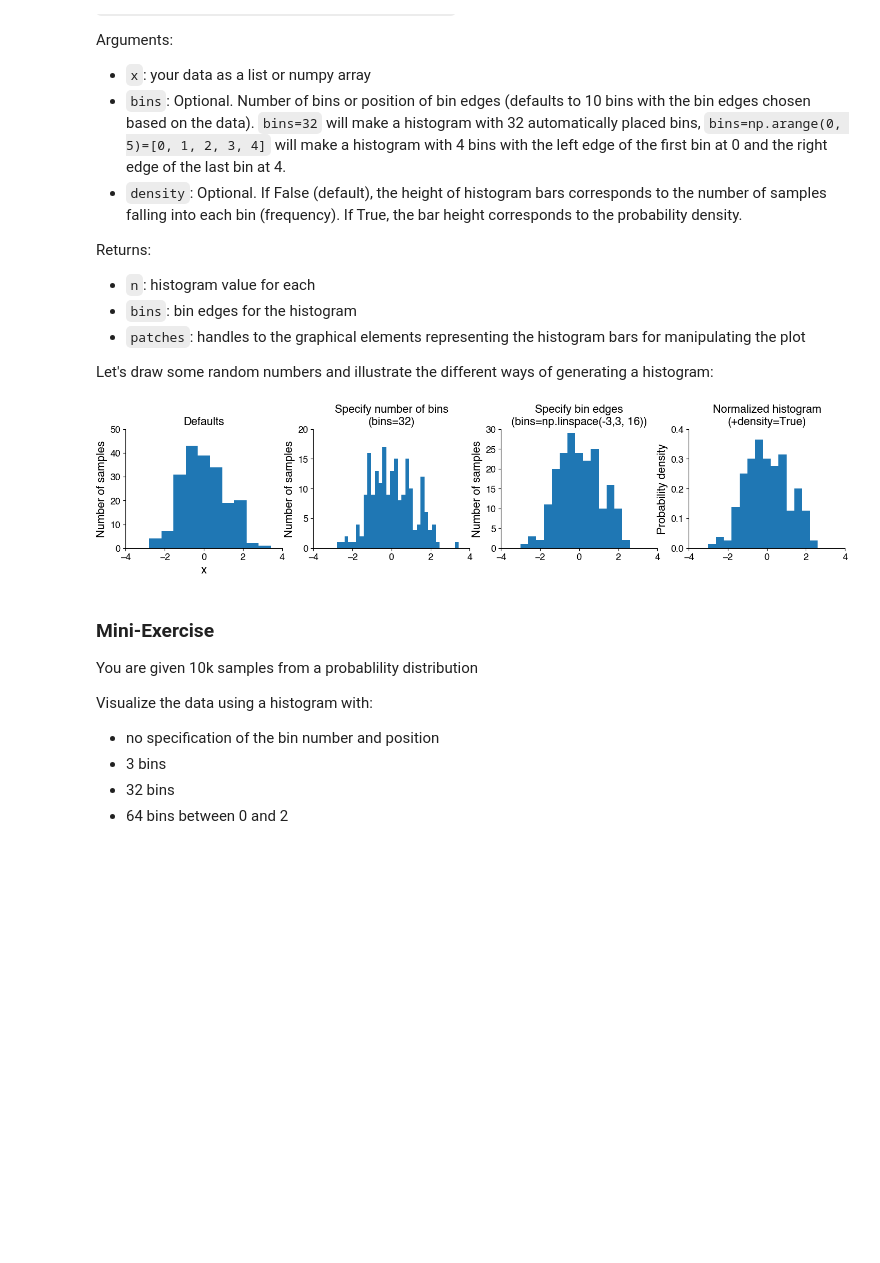
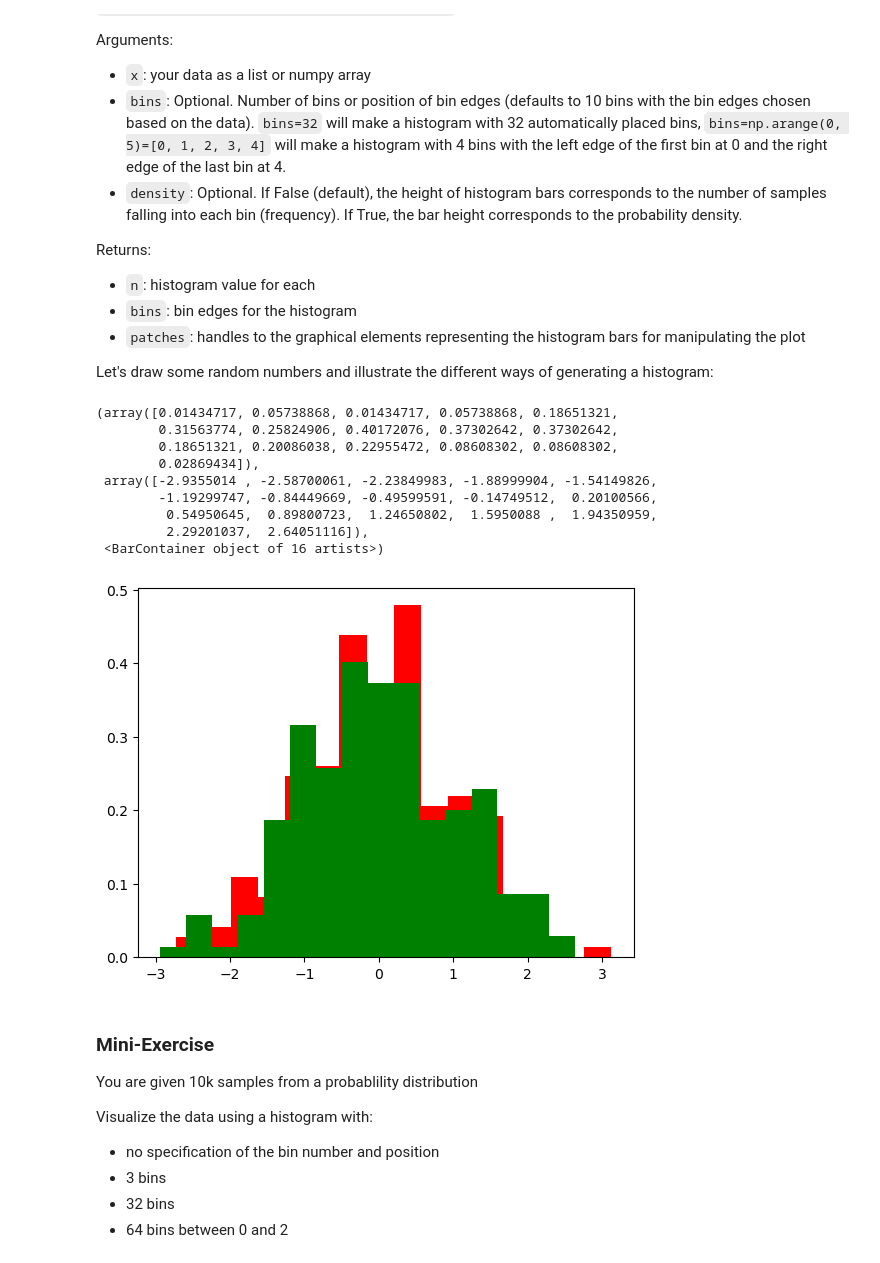
Before and after one commit to janclemenslab/neu715, a Jupyter notebook: docs/_sources/lectures/lecture 5/5.01_probabilities.ipynb, the cells around one changed output. Drawn from its saved outputs; the diff is of its cells as text; code cells hidden in the pictures; blank space fills up the shorter version.

```diff
--- a/docs/_sources/lectures/lecture 5/5.01_probabilities.ipynb
+++ b/docs/_sources/lectures/lecture 5/5.01_probabilities.ipynb
@@ -48,35 +48,26 @@ Returns:
 - `patches`: handles to the graphical elements representing the histogram bars for manipulating the plot
 
 Let's draw some random numbers and illustrate the different ways of generating a histogram:
-# %%
-x = np.random.randn((200))  # generate 200 random numbers with standard normal distribion (mean 0, std 1)
-
-# different ways of plotting histograms
-plt.figure(figsize=(18, 3))
-plt.subplot(141)
-plt.hist(x)
-plt.ylabel('Number of samples')
-plt.xlabel('x')
-plt.title('Defaults')
-
-plt.subplot(142)
-plt.hist(x, bins=32)
-plt.ylabel('Number of samples')
-plt.title('Specify number of bins\n(bins=32)')
-
-plt.subplot(143)
-plt.hist(x, bins=np.linspace(-3,3, 16))  #np.linspace(-3, 3, 64))
-plt.ylabel('Number of samples')
-plt.title('Specify bin edges\n(bins=np.linspace(-3,3, 16))')
-
-plt.subplot(144)
-plt.hist(x, bins=np.linspace(-3, 3, 16), density=True)
-plt.ylabel('Probability density')
-plt.title('Normalized histogram\n(+density=True)')
-
-plt.show()
-# %% [output]
-[figure, removed]
+# %%
+import numpy as np
+import matplotlib.pyplot as plt
+x = np.random.randn((200))  # generate 200 random numbers with standard normal distribion (mean 0, std 1)
+y = np.random.randn((200))  # generate 200 random numbers with standard normal distribion (mean 0, std 1)
+x
+
+plt.hist(x, bins=16, density=True, color='r')
+plt.hist(y, bins=16, density=True, color='g')
+# %% [output]
+(array([0.01434717, 0.05738868, 0.01434717, 0.05738868, 0.18651321,
+        0.31563774, 0.25824906, 0.40172076, 0.37302642, 0.37302642,
+        0.18651321, 0.20086038, 0.22955472, 0.08608302, 0.08608302,
+        0.02869434]),
+ array([-2.9355014 , -2.58700061, -2.23849983, -1.88999904, -1.54149826,
+        -1.19299747, -0.84449669, -0.49599591, -0.14749512,  0.20100566,
+         0.54950645,  0.89800723,  1.24650802,  1.5950088 ,  1.94350959,
+         2.29201037,  2.64051116]),
+ <BarContainer object of 16 artists>)
+[figure, added]
 # %% [markdown]
 ### Mini-Exercise
 You are given 10k samples from a probablility distribution
```
Also changed, not shown: parts of 5 cells of this notebook, 12 other files.
